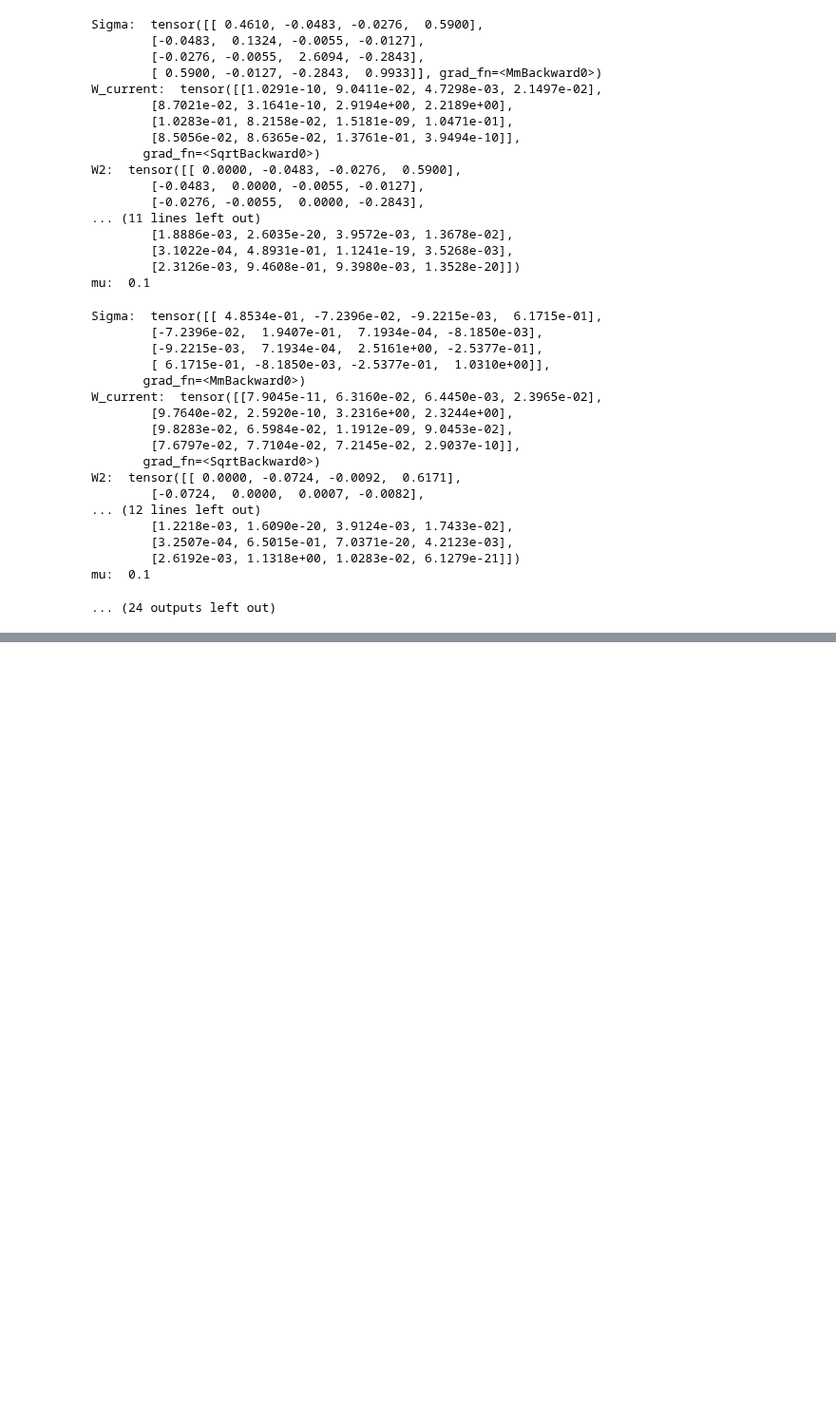
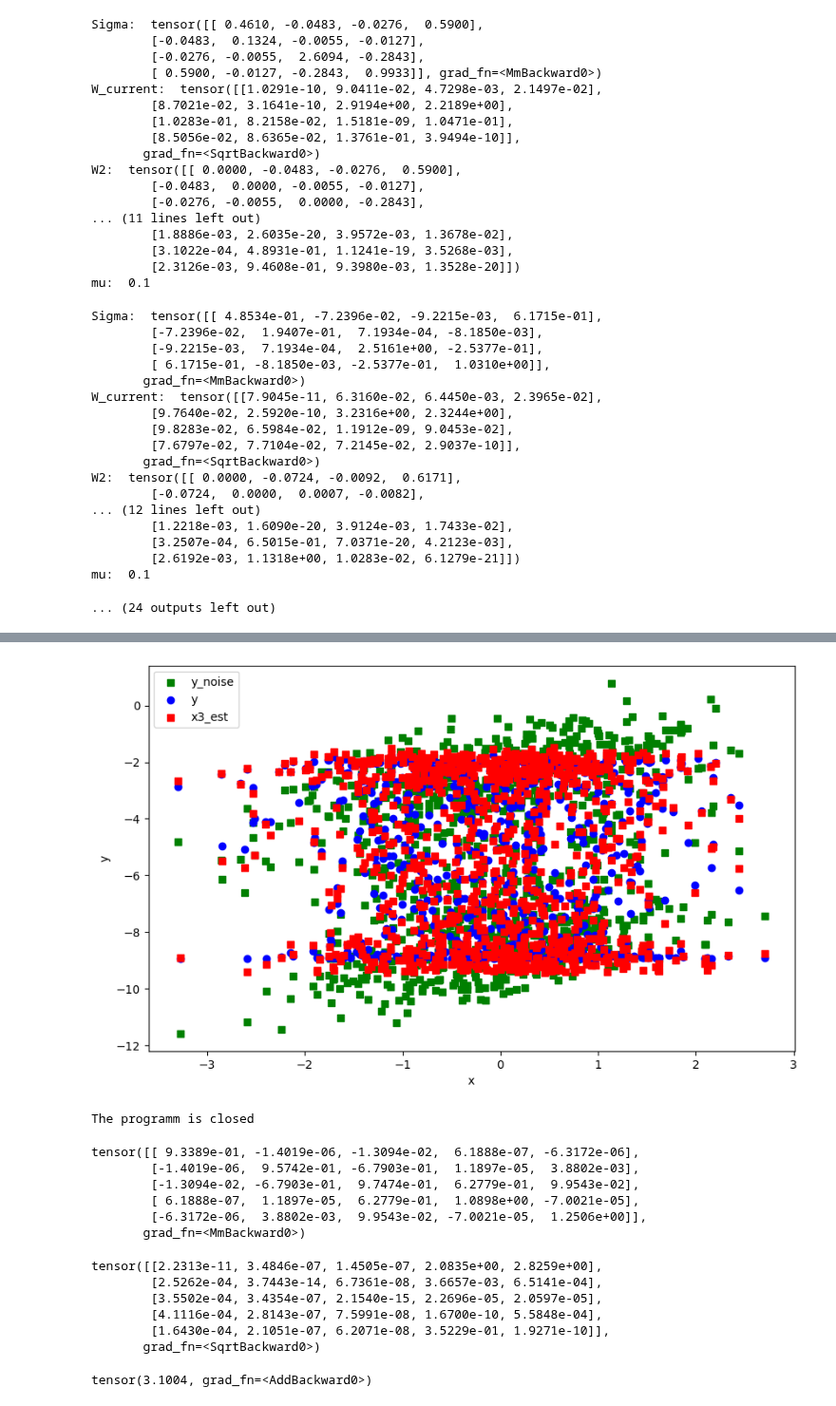
Before and after one commit to yurou-liang/ADMG, a Jupyter notebook: src/DagmaDCE/experiments.ipynb, the cells around one changed output, grey strips where cells are left out. Shown at 95% size. Saved outputs shown, nothing was run; the diff lists cells and outputs as text; code cells hidden in the pictures; blank space fills up the shorter version.

```diff
--- a/src/DagmaDCE/Test.ipynb
+++ b/src/DagmaDCE/experiments.ipynb
@@ -3659,0 +3792,35 @@ mu:  0.1
+# %%
+plt.figure(figsize=(10, 6))  # Optional: specifies the figure size
+plt.scatter(X_truth.detach().numpy()[:, 2], X_truth.detach().numpy()[:, 3], label='y_noise', color='green', marker='s')
+plt.scatter(X_truth.detach().numpy()[:, 2], X.detach().numpy()[:, 3], label='y', color='blue', marker='o')
+plt.scatter(X_truth.detach().numpy()[:, 2], x_est_DAGMA_with_h.detach().numpy()[:, 3], label='x3_est', color='red', marker='s')
+plt.xlabel('x')
+plt.ylabel('y')
+plt.legend()
+plt.show()
+print("The programm is closed")
+# %% [output]
+[figure, added]
+The programm is closed
+# %%
+Sigma_est_DAGMA_with_h
+# %% [output]
+tensor([[ 9.3389e-01, -1.4019e-06, -1.3094e-02,  6.1888e-07, -6.3172e-06],
+        [-1.4019e-06,  9.5742e-01, -6.7903e-01,  1.1897e-05,  3.8802e-03],
+        [-1.3094e-02, -6.7903e-01,  9.7474e-01,  6.2779e-01,  9.9543e-02],
+        [ 6.1888e-07,  1.1897e-05,  6.2779e-01,  1.0898e+00, -7.0021e-05],
+        [-6.3172e-06,  3.8802e-03,  9.9543e-02, -7.0021e-05,  1.2506e+00]],
+       grad_fn=<MmBackward0>)
+# %%
+W_est_DAGMA_with_h
+# %% [output]
+tensor([[2.2313e-11, 3.4846e-07, 1.4505e-07, 2.0835e+00, 2.8259e+00],
+        [2.5262e-04, 3.7443e-14, 6.7361e-08, 3.6657e-03, 6.5141e-04],
+        [3.5502e-04, 3.4354e-07, 2.1540e-15, 2.2696e-05, 2.0597e-05],
+        [4.1116e-04, 2.8143e-07, 7.5991e-08, 1.6700e-10, 5.5848e-04],
+        [1.6430e-04, 2.1051e-07, 6.2071e-08, 3.5229e-01, 1.9271e-10]],
+       grad_fn=<SqrtBackward0>)
+# %%
+mle_loss_DAGMA_with_h
+# %% [output]
+tensor(3.1004, grad_fn=<AddBackward0>)
```
Also changed, not shown: parts of 8 cells of this notebook, 5 other files.
